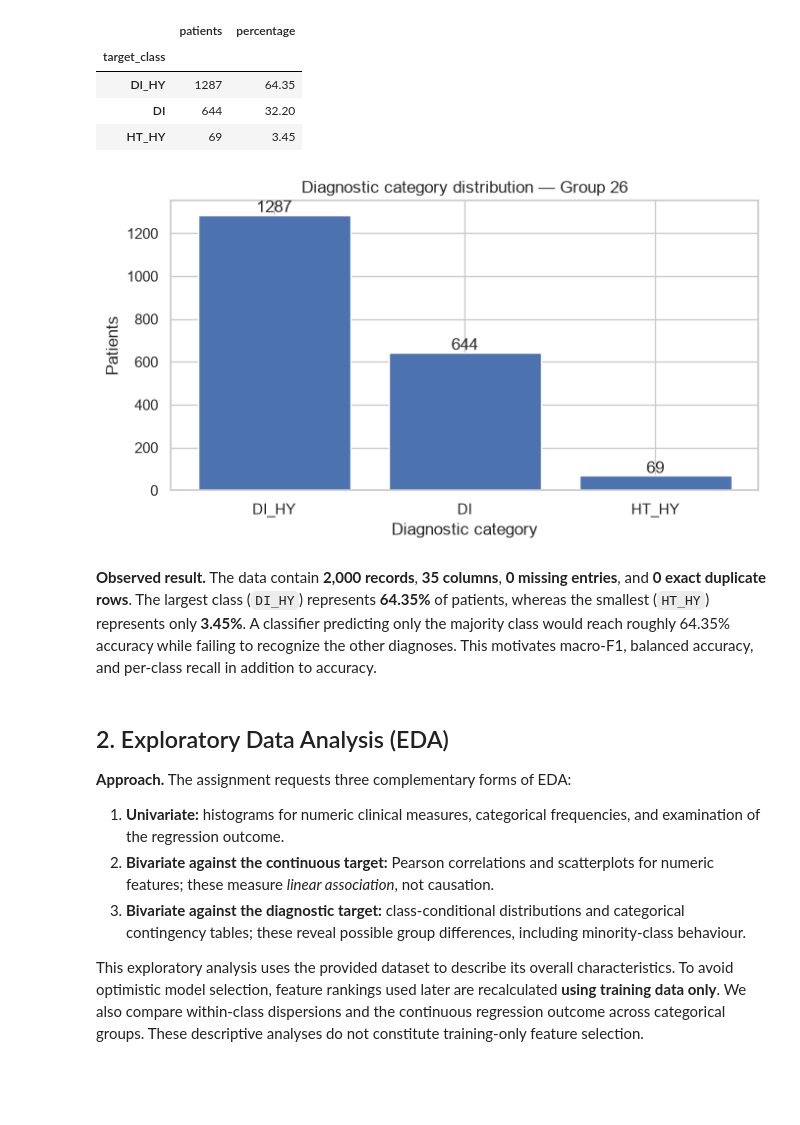
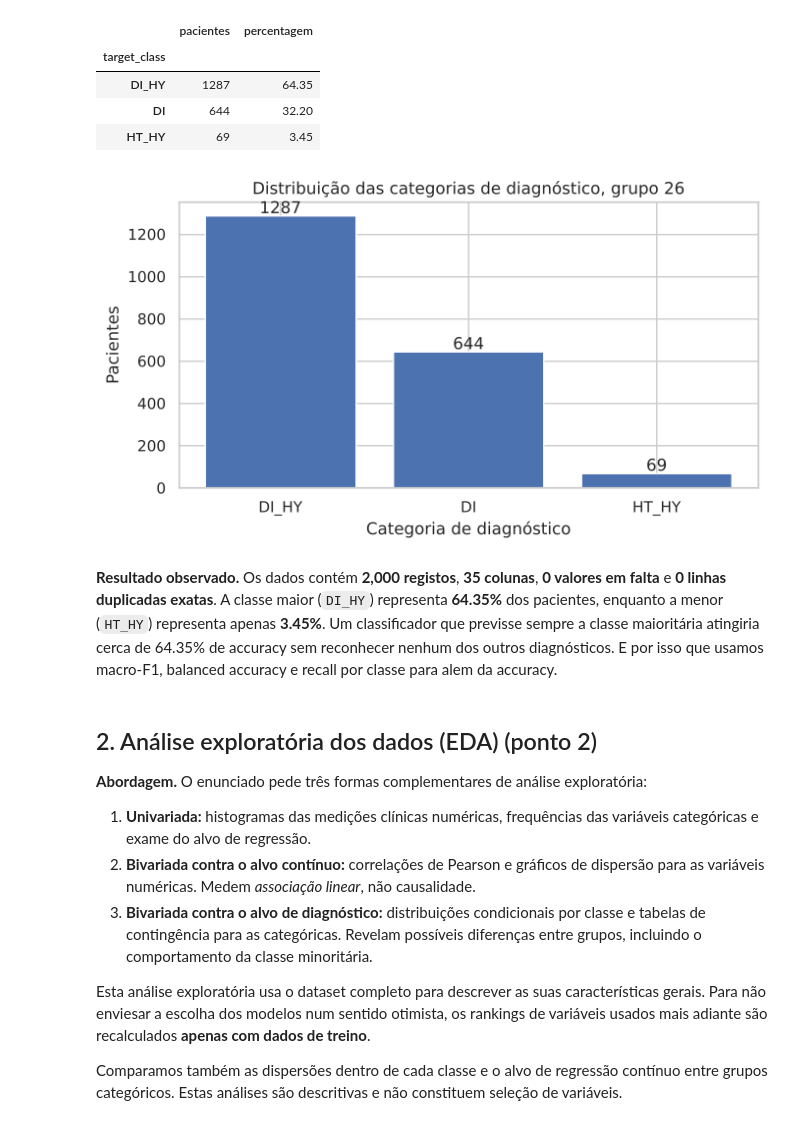
Before and after one commit to LadyCiaradh/APRAU_1131504_1250515_1220638, a Jupyter notebook: notebooks/APRAU_Group26.ipynb, the cells around one changed output. Saved outputs shown, nothing was run; the diff lists cells and outputs as text; code cells hidden in the pictures; blank space fills up the shorter version.

```diff
--- a/notebooks/APRAU_Group26.ipynb
+++ b/notebooks/APRAU_Group26.ipynb
@@ -131,35 +134,37 @@ Categorical descriptive statistics:
 # %%
 class_counts = df['target_class'].value_counts()
 class_share = (class_counts / len(df) * 100).round(2)
-class_table = pd.DataFrame({'patients': class_counts, 'percentage': class_share})
+class_table = pd.DataFrame({'pacientes': class_counts, 'percentagem': class_share})
 display(class_table)
 fig, ax = plt.subplots(figsize=(7, 4))
 ax.bar(class_counts.index.astype(str), class_counts.values)
-ax.set(title='Diagnostic category distribution — Group 26', xlabel='Diagnostic category', ylabel='Patients')
+ax.set(title='Distribuição das categorias de diagnóstico, grupo 26',
+       xlabel='Categoria de diagnóstico', ylabel='Pacientes')
 for i, count in enumerate(class_counts.values):
     ax.text(i, count + 12, str(count), ha='center')
 plt.tight_layout(); plt.show()
 majority_share = class_share.iloc[0]
-display(Markdown(f'''**Observed result.** The data contain **{len(df):,} records**, **{df.shape[1]} columns**, **{df.isna().sum().sum():,} missing entries**, and **{df.duplicated().sum()} exact duplicate rows**. The largest class (`{class_counts.index[0]}`) represents **{majority_share:.2f}%** of patients, whereas the smallest (`{class_counts.index[-1]}`) represents only **{class_share.iloc[-1]:.2f}%**. A classifier predicting only the majority class would reach roughly {majority_share:.2f}% accuracy while failing to recognize the other diagnoses. This motivates macro-F1, balanced accuracy, and per-class recall in addition to accuracy.'''))
+display(Markdown(f'''**Resultado observado.** Os dados contém **{len(df):,} registos**, **{df.shape[1]} colunas**, **{df.isna().sum().sum():,} valores em falta** e **{df.duplicated().sum()} linhas duplicadas exatas**. A classe maior (`{class_counts.index[0]}`) representa **{majority_share:.2f}%** dos pacientes, enquanto a menor (`{class_counts.index[-1]}`) representa apenas **{class_share.iloc[-1]:.2f}%**. Um classificador que previsse sempre a classe maioritária atingiria cerca de {majority_share:.2f}% de accuracy sem reconhecer nenhum dos outros diagnósticos. E por isso que usamos macro-F1, balanced accuracy e recall por classe para alem da accuracy.'''))
 # %% [output]
-|  | patients | percentage |
+|  | pacientes | percentagem |
 | target_class |  |  |
 | DI_HY | 1287 | 64.35 |
 | DI | 644 | 32.20 |
 | HT_HY | 69 | 3.45 |
-[figure, old version]
+[figure, new version]
-**Observed result.** The data contain **2,000 records**, **35 columns**, **0 missing entries**, and **0 exact duplicate rows**. The largest class (`DI_HY`) represents **64.35%** of patients, whereas the smallest (`HT_HY`) represents only **3.45%**. A classifier predicting only the majority class would reach roughly 64.35% accuracy while failing to recognize the other diagnoses. This motivates macro-F1, balanced accuracy, and per-class recall in addition to accuracy.
+**Resultado observado.** Os dados contém **2,000 registos**, **35 colunas**, **0 valores em falta** e **0 linhas duplicadas exatas**. A classe maior (`DI_HY`) representa **64.35%** dos pacientes, enquanto a menor (`HT_HY`) representa apenas **3.45%**. Um classificador que previsse sempre a classe maioritária atingiria cerca de 64.35% de accuracy sem reconhecer nenhum dos outros diagnósticos. E por isso que usamos macro-F1, balanced accuracy e recall por classe para alem da accuracy.
 # %% [markdown]
-## 2. Exploratory Data Analysis (EDA)
+## 2. Análise exploratória dos dados (EDA) (ponto 2)
 
-**Approach.** The assignment requests three complementary forms of EDA:
+**Abordagem.** O enunciado pede três formas complementares de análise exploratória:
 
-1. **Univariate:** histograms for numeric clinical measures, categorical frequencies, and examination of the regression outcome.
-2. **Bivariate against the continuous target:** Pearson correlations and scatterplots for numeric features; these measure *linear association*, not causation.
-3. **Bivariate against the diagnostic target:** class-conditional distributions and categorical contingency tables; these reveal possible group differences, including minority-class behaviour.
+1. **Univariada:** histogramas das medições clínicas numéricas, frequências das variáveis categóricas e exame do alvo de regressão.
+2. **Bivariada contra o alvo contínuo:** correlações de Pearson e gráficos de dispersão para as variáveis numéricas. Medem *associação linear*, não causalidade.
+3. **Bivariada contra o alvo de diagnóstico:** distribuições condicionais por classe e tabelas de contingência para as categóricas. Revelam possíveis diferenças entre grupos, incluindo o comportamento da classe minoritária.
 
-This exploratory analysis uses the provided dataset to describe its overall characteristics. To avoid optimistic model selection, feature rankings used later are recalculated **using training data only**.
-We also compare within-class dispersions and the continuous regression outcome across categorical groups. These descriptive analyses do not constitute training-only feature selection.
+Esta análise exploratória usa o dataset completo para descrever as suas características gerais. Para não enviesar a escolha dos modelos num sentido otimista, os rankings de variáveis usados mais adiante são recalculados **apenas com dados de treino**.
+
+Comparamos também as dispersões dentro de cada classe e o alvo de regressão contínuo entre grupos categóricos. Estas análises são descritivas e não constituem seleção de variáveis.
 # %%
 fig, axs = plt.subplots(2, 3, figsize=(15, 8))
 for ax, var in zip(axs.ravel(), ['age','bmi','HbA1c_level','systolic_bp','cholesterol','target_regression']):
```
Also changed, not shown: parts of 55 cells of this notebook, 2 other files.
